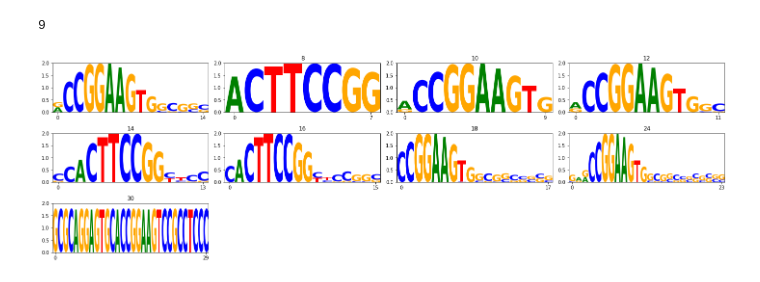
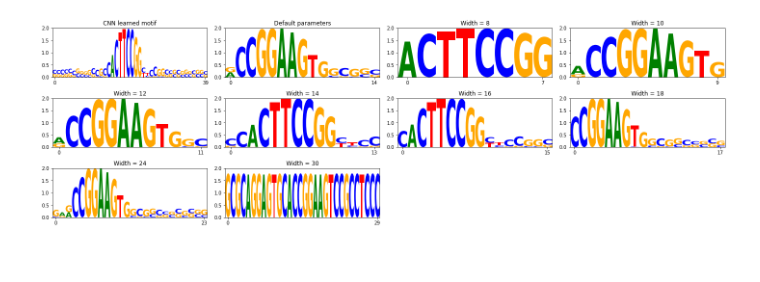
Before and after one commit to grandrews7/IBIS, a Jupyter notebook: notebooks/PWM-G2A-STREME.ipynb, the cells around one changed output. Saved outputs shown, nothing was run; the diff lists cells and outputs as text; code cells hidden in the pictures.

```diff
--- a/notebooks/PWM-G2A-STREME.ipynb
+++ b/notebooks/PWM-G2A-STREME.ipynb
@@ -47,6 +47,9 @@ df = pd.read_csv(motifs_file,
 # %%
 AUCs = dict(zip(df.kernel, df.auc))
 motifs_to_refine = [max(AUCs, key=AUCs.get)]
+og_ppm = logomaker.alignment_to_matrix(df[df["kernel"] == motifs_to_refine[0]].seq, to_type="counts")
+og_ppm = og_ppm[["A", "C", "G", "T"]]
+og_ppm = og_ppm.div(og_ppm.sum(axis=1), axis=0)
 # %%
 if not os.path.exists(tmpDir):
     os.mkdir(tmpDir)
@@ -70,29 +73,39 @@ def run(cmd):
 with Pool(nCPUs) as p:
     p.map(run, streme_cmds)
 # %%
-PPMs = []
+PPMs = {}
 for k, w in itertools.product(motifs_to_refine, WIDTHS):
     streme_out = "{}-{}.streme.out".format(k,w)
-    PPMs.append(parse_streme_out(streme_out))
+    ppm = parse_streme_out(streme_out)
+    PPMs[str(k) + "-" + str(w)] = ppm
-# %%
-len(PPMs)
-# %% [output]
-9
 # %%
 fig, axes = plt.subplots(4,4, figsize=(20,8), tight_layout=True)
-for i, (width, ppm) in enumerate(zip(WIDTHS, PPMs)):
-    ax = axes.flatten()[i]
+
+#plot original ppm
+ax = axes.flatten()[0]
+w = og_ppm.shape[0]
+logomaker.Logo(og_ppm.applymap(get_information_content), ax=ax)
+ax.set_ylim([0,2])
+ax.set_xlim([0-0.5, w-0.5])
+ax.set_xticks([0, w-1])
+ax.set_title("CNN learned motif")
+for i, (width, ppm) in enumerate(zip(WIDTHS, list(PPMs.values()))):
+    ax = axes.flatten()[i+1]
     ppm = pd.DataFrame(ppm, columns=["A", "C", "G", "T"])
     w = ppm.shape[0]
     logomaker.Logo(ppm.applymap(get_information_content), ax=ax)
     ax.set_ylim([0,2])
     ax.set_xlim([0-0.5, w-0.5])
     ax.set_xticks([0, w-1])
-    ax.set_title(width)
-for i in range(len(PPMs), 16):
+    if width is not None:
+        ax.set_title("Width = {}".format(width))
+    else:
+        ax.set_title("Default parameters")
+
+for i in range(len(PPMs)+1, 16):
     fig.delaxes(axes.flatten()[i])
 # %% [output]
-[figure, old version]
+[figure, new version]
 # %%
 os.chdir(base_dir)
 run("rm -r {}".format(tmpDir))
```
Also changed, not shown: 2 other files.
